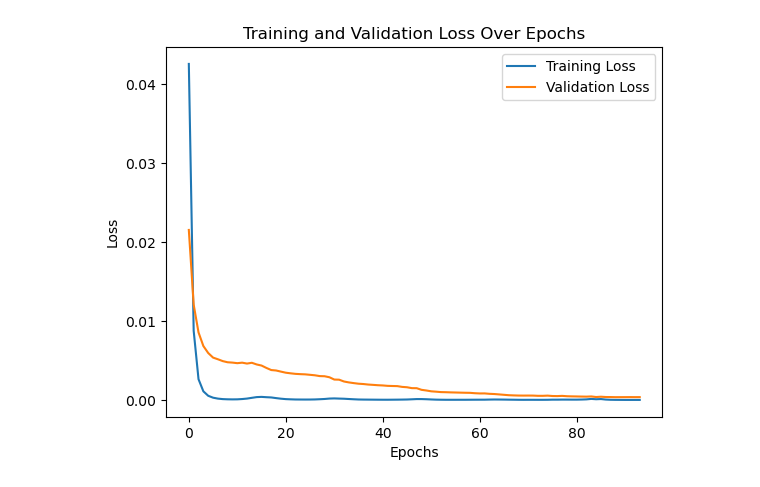
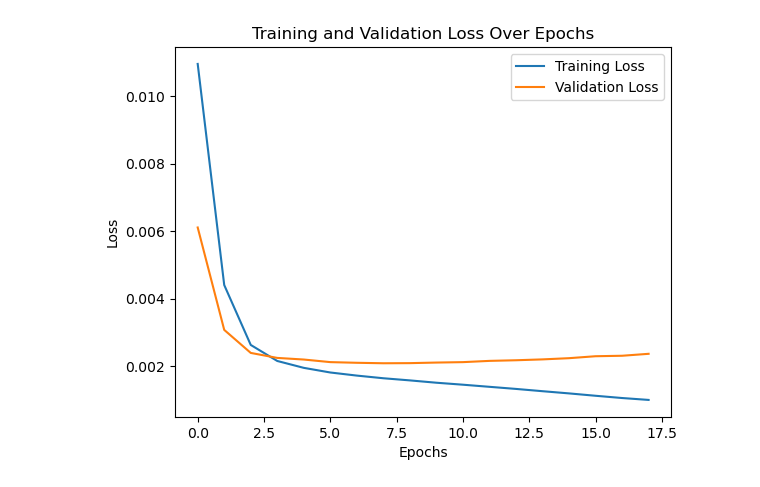
Before and after one commit to AniruthAnanth/SpectroscopyAnalysis, a Jupyter notebook: simulated_data/model.ipynb, the cells around one changed output. Drawn from its saved outputs; the diff is of its cells as text; code cells hidden in the pictures.

```diff
--- a/simulated_data/model.ipynb
+++ b/simulated_data/model.ipynb
@@ -65,2 +94,0 @@ X.shape
-# %%
-X = np.array(list(map(pre_process_sample, X)))
@@ -85,3 +95,20 @@ X = np.array(list(map(pre_process_sample, X)))
 # %%
 # Split the data into training and testing sets
 X_train, X_test, y_train, y_test = train_test_split(X, y, test_size=0.2, random_state=32)
+# %%
+denoise_model = Sequential([
+    Dense(32, activation='relu', input_shape=(X_train.shape[1],)),
+    Dense(16, activation='relu'),
+    Dense(8, activation='relu'),
+    Dense(2, activation='relu'),
+    Dense(8, activation='relu', input_shape=(X_train.shape[1],)),
+    Dense(16, activation='relu'),
+    Dense(32, activation='relu'),
+    Dense(X_train.shape[1],)
+])
+
+denoise_model.compile(optimizer=Adam(learning_rate=0.001), loss='mean_squared_error')
+
+early_stopping = EarlyStopping(monitor='val_loss', patience=20, restore_best_weights=True)
+
+denoise_history = denoise_model.fit(X_train, X_train, epochs=200, batch_size=32, validation_split=0.2, callbacks=[early_stopping])
@@ -87,0 +133,3 @@ X_train, X_test, y_train, y_test = train_test_split(X, y, test_size=0.2, random_
+# %%
+X_train = denoise_model.predict(X_train)
+X_test = denoise_model.predict(X_test)
@@ -88,18 +139,18 @@ X_train, X_test, y_train, y_test = train_test_split(X, y, test_size=0.2, random_
 # %%
 # Initialize the TensorFlow model
-model = Sequential([
+regressor_model = Sequential([
     Dense(32, activation='relu', input_shape=(X_train.shape[1],)),
-    Dense(16, activation='relu'),
+    Dense(32, activation='relu'),
     Dense(y_train.shape[1])  # Output layer for 20 components
 ])
 
 # Compile the model
-model.compile(optimizer=Adam(learning_rate=0.001), loss='mean_squared_error')
+regressor_model.compile(optimizer=Adam(learning_rate=0.001), loss='mean_squared_error')
 
 # Define the early stopping callback
-early_stopping = EarlyStopping(monitor='val_loss', patience=10, restore_best_weights=True)
+early_stopping = EarlyStopping(monitor='val_loss', patience=20, restore_best_weights=True)
 
 # Train the model and save the training history
-history = model.fit(X_train, y_train, epochs=400, batch_size=32, validation_split=0.2, callbacks=[early_stopping])
+regressor_history = regressor_model.fit(X_train, y_train, epochs=400, batch_size=32, validation_split=0.2, callbacks=[early_stopping])
 # %% [output]
 Epoch 1/400
@@ -146,13 +209,13 @@ plt.show()
 # %%
 # Plot the training history
 plt.figure()
-plt.plot(history.history['loss'], label='Training Loss')
-plt.plot(history.history['val_loss'], label='Validation Loss')
+plt.plot(regressor_history.history['loss'], label='Training Loss')
+plt.plot(regressor_history.history['val_loss'], label='Validation Loss')
 plt.xlabel('Epochs')
 plt.ylabel('Loss')
 plt.title('Training and Validation Loss Over Epochs')
 plt.legend()
 plt.show()
 # %% [output]
-[figure, old version]
+[figure, new version]
 # %%
```
Also changed, not shown: parts of 12 cells of this notebook, 4 other files.
